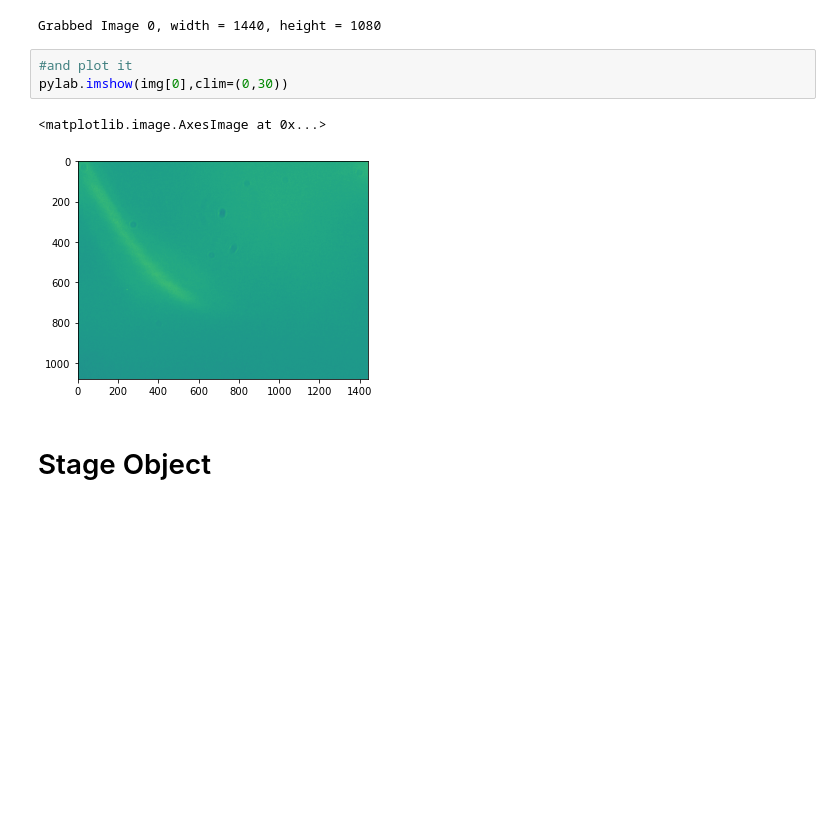
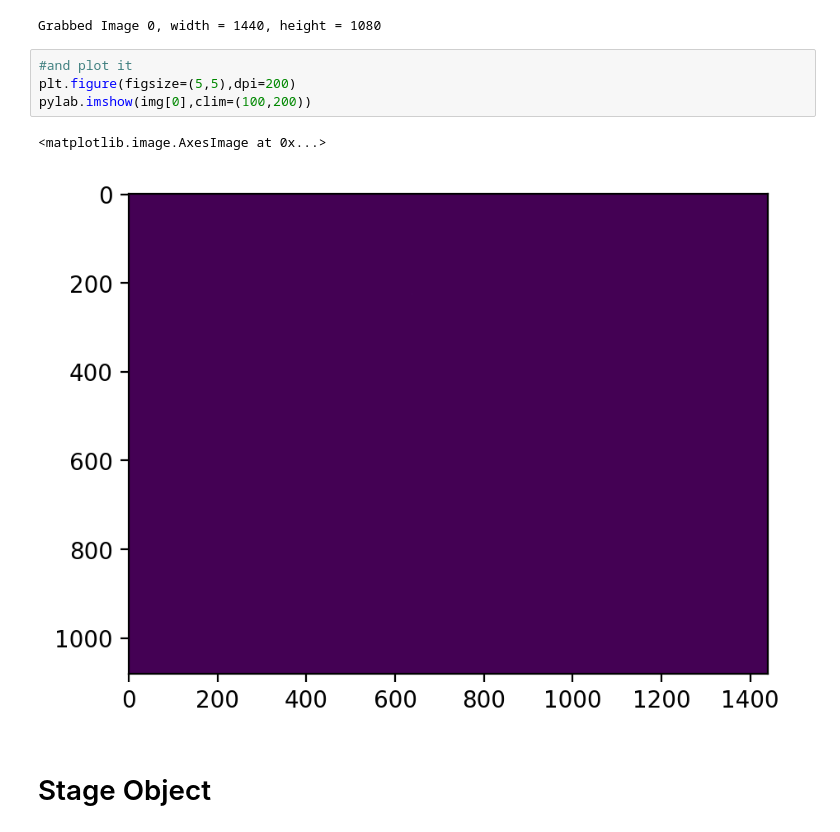
Before and after one commit to UTA-REST/MicroscopeControlSuite, a Jupyter notebook: Example.ipynb, the cells around one changed output. Cells and saved outputs as stored; diff of their text form; blank space fills up the shorter version.

```diff
--- a/Example.ipynb
+++ b/Example.ipynb
@@ -25,10 +25,11 @@ img=Camera.Snap(1)
 Grabbed Image 0, width = 1440, height = 1080
 # %%
 #and plot it
-pylab.imshow(img[0],clim=(0,30))
+plt.figure(figsize=(5,5),dpi=200)
+pylab.imshow(img[0],clim=(100,200))
 # %% [output]
 <matplotlib.image.AxesImage at 0x...>
-[figure, old version]
+[figure, new version]
 # %% [markdown]
 # Stage Object
 # %%
```
Also changed, not shown: parts of 5 cells of this notebook.
